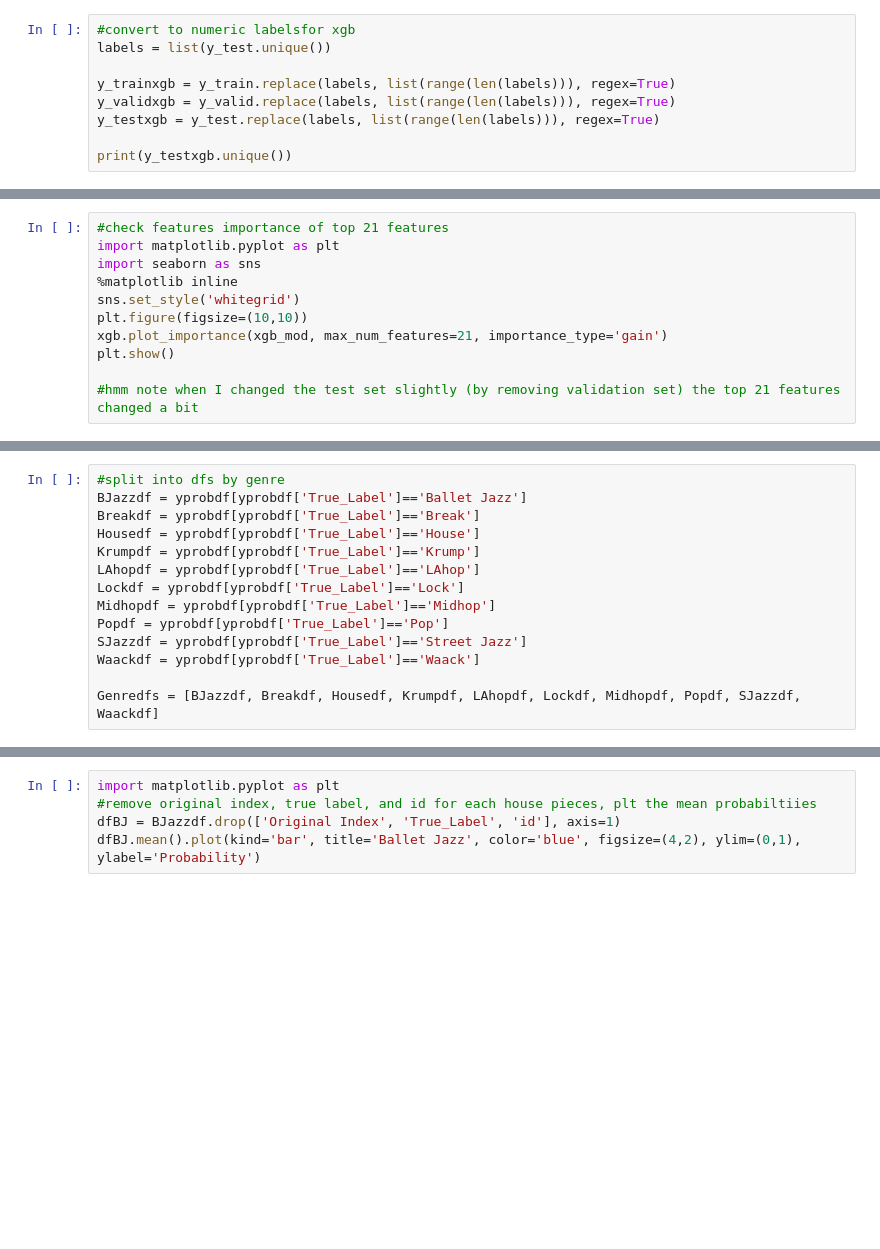
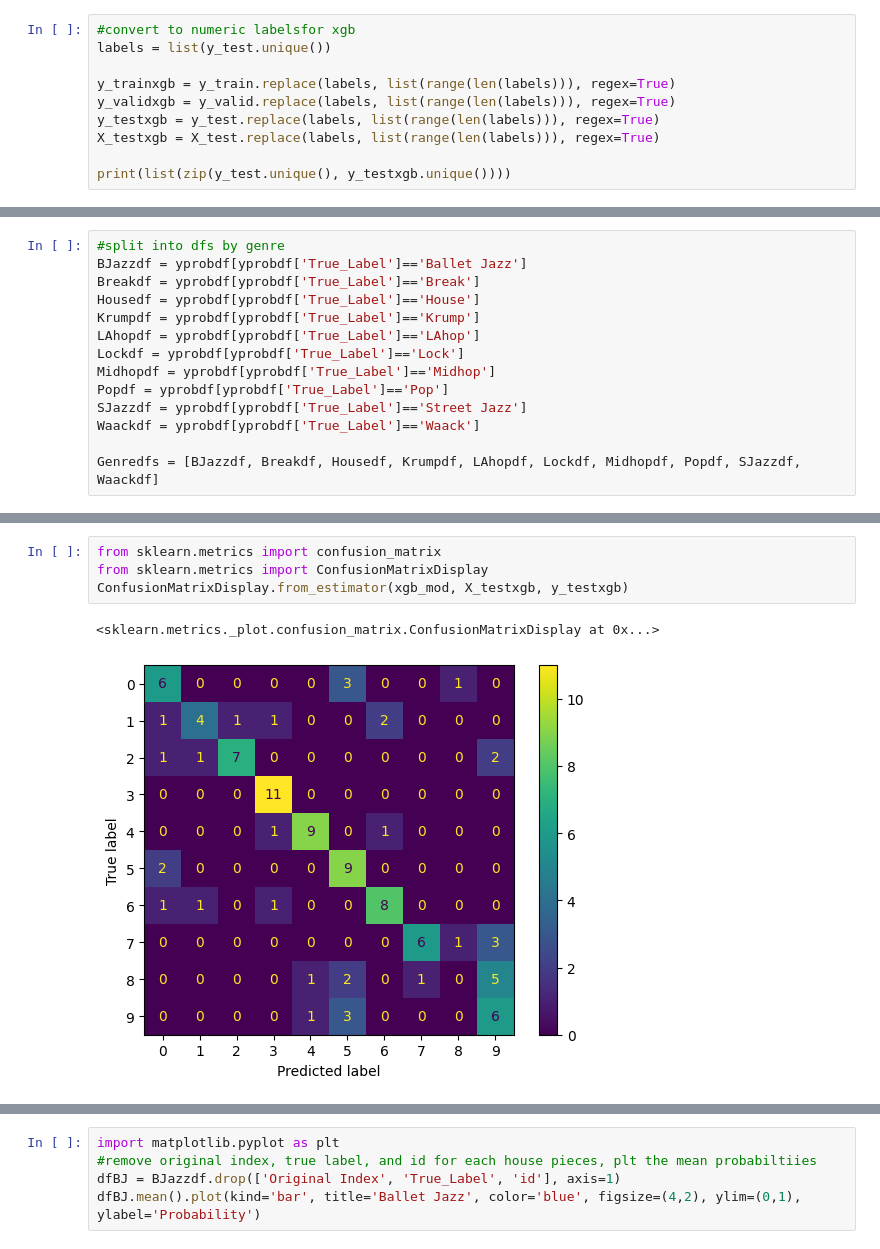
Before and after one commit to tBenBaker/MovementClassifier, a Jupyter notebook: DanceProj1/notebooks/02_classification.ipynb, the cells around one changed output, grey strips where cells are left out. Drawn from its saved outputs; the diff is of its cells as text; blank space fills up the shorter version.

```diff
--- a/DanceProj1/notebooks/02_classification.ipynb
+++ b/DanceProj1/notebooks/02_classification.ipynb
@@ -127,6 +127,7 @@ labels = list(y_test.unique())
 y_trainxgb = y_train.replace(labels, list(range(len(labels))), regex=True)
 y_validxgb = y_valid.replace(labels, list(range(len(labels))), regex=True)
 y_testxgb = y_test.replace(labels, list(range(len(labels))), regex=True)
+X_testxgb = X_test.replace(labels, list(range(len(labels))), regex=True)
 
-print(y_testxgb.unique())
+print(list(zip(y_test.unique(), y_testxgb.unique())))
 # %% [output]
@@ -138,14 +139,3 @@ xgb_mod.fit(X_train, y_trainxgb)
 print('XGBoost is not bad. Score =',xgb_mod.score(X_test, y_testxgb))
 # %% [output]
 XGBoost is not bad. Score = 0.6407766990291263
-# %%
-#check features importance of top 21 features
-import matplotlib.pyplot as plt
-import seaborn as sns
-%matplotlib inline
-sns.set_style('whitegrid')
-plt.figure(figsize=(10,10))
-xgb.plot_importance(xgb_mod, max_num_features=21, importance_type='gain')
-plt.show()
-
-#hmm note when I changed the test set slightly (by removing validation set) the top 21 features changed a bit
@@ -182,0 +204,7 @@ Genredfs = [BJazzdf, Breakdf, Housedf, Krumpdf, LAhopdf, Lockdf, Midhopdf, Popdf
+# %%
+from sklearn.metrics import confusion_matrix
+from sklearn.metrics import ConfusionMatrixDisplay
+ConfusionMatrixDisplay.from_estimator(xgb_mod, X_testxgb, y_testxgb)
+# %% [output]
+<sklearn.metrics._plot.confusion_matrix.ConfusionMatrixDisplay at 0x...>
+[figure, added]
```
Also changed, not shown: parts of 7 cells of this notebook, 2 other files.
